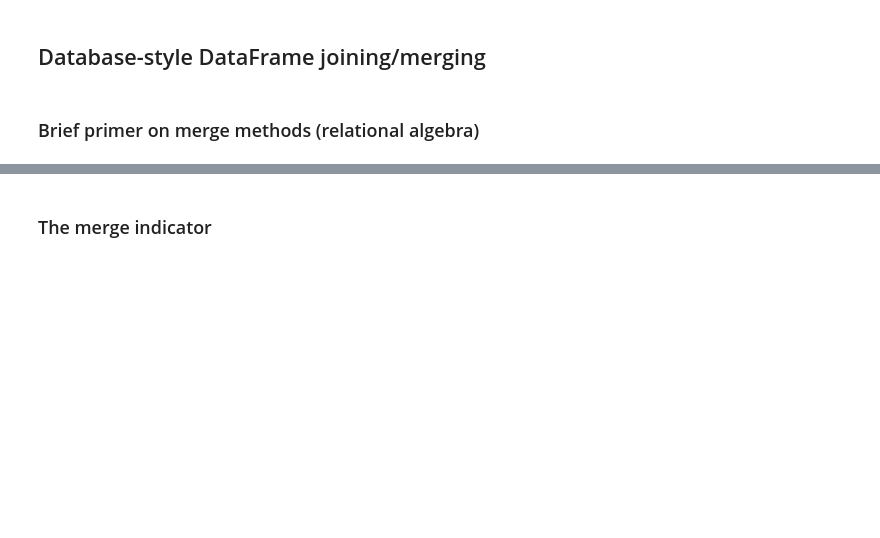
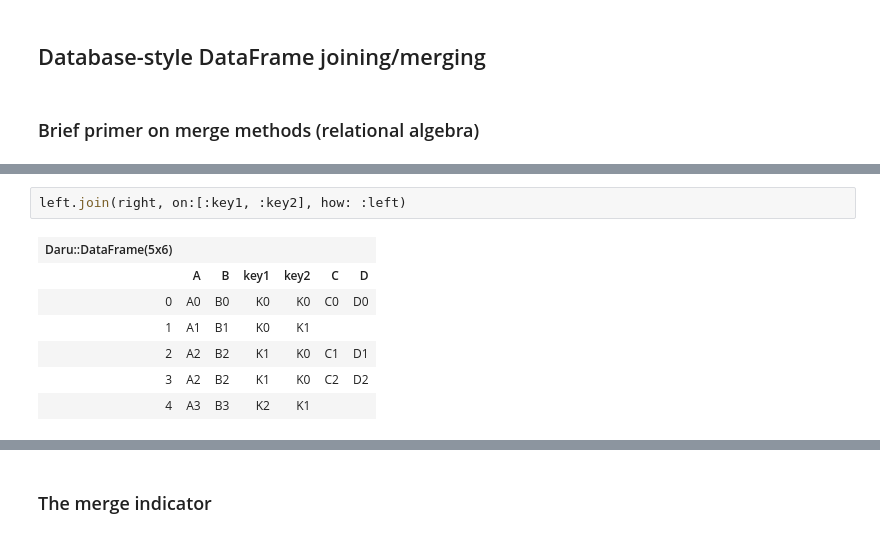
Before and after one commit to sciruby-jp/survey, a Jupyter notebook: Merge, join, and concatenate.ipynb, the cells around one changed output, grey strips where cells are left out. Saved outputs shown, nothing was run; the diff lists cells and outputs as text; blank space fills up the shorter version.

```diff
--- a/Merge, join, and concatenate.ipynb
+++ b/Merge, join, and concatenate.ipynb
@@ -164,0 +238,10 @@ df1.concat Daru::Vector.new([1,2,3,4], index: [:A,:B,:C,:D]).to_df
+# %%
+left.join(right, on:[:key1, :key2], how: :left)
+# %% [output]
+| Daru::DataFrame(5x6) |  |  |  |  |  |  |
+|  | A | B | key1 | key2 | C | D |
+| 0 | A0 | B0 | K0 | K0 | C0 | D0 |
+| 1 | A1 | B1 | K0 | K1 |  |  |
+| 2 | A2 | B2 | K1 | K0 | C1 | D1 |
+| 3 | A2 | B2 | K1 | K0 | C2 | D2 |
+| 4 | A3 | B3 | K2 | K1 |  |  |
```
Also changed, not shown: parts of 28 cells of this notebook.
